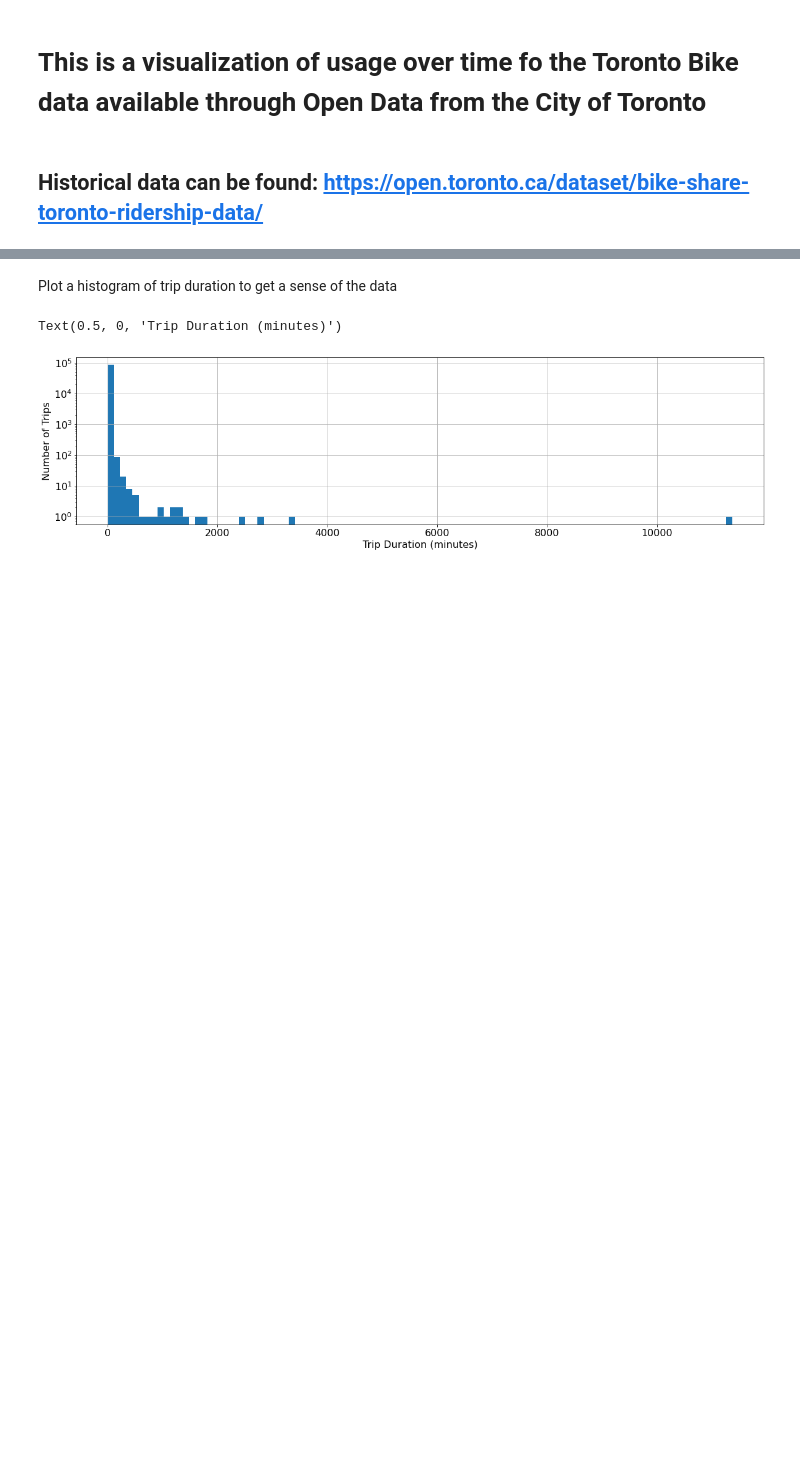
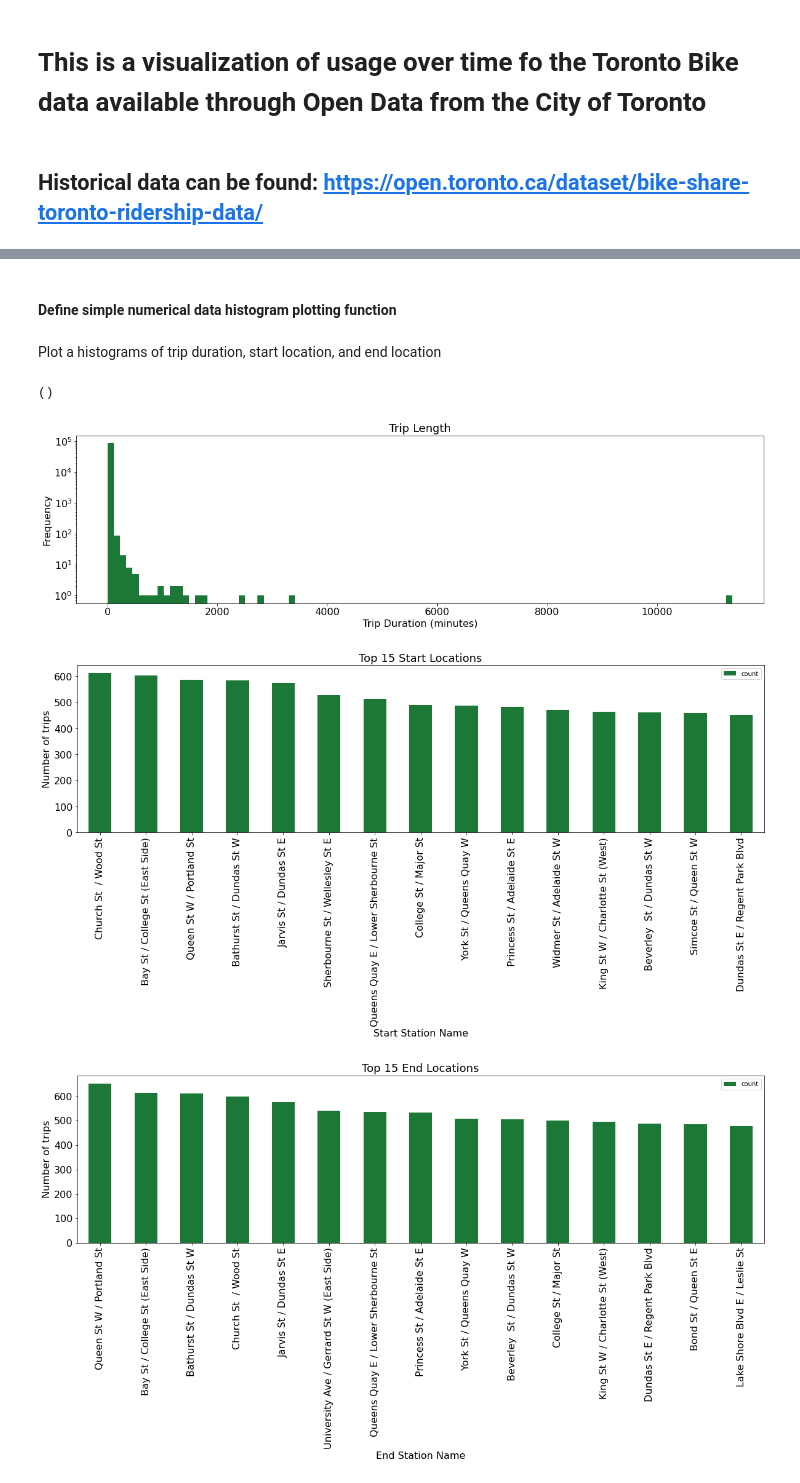
Before and after one commit to smcgibbo/TorontoBike, a Jupyter notebook: Temporal_Usage.ipynb, the cells around one changed output, grey strips where cells are left out. Cells and saved outputs as stored; diff of their text form; code cells hidden in the pictures; blank space fills up the shorter version.

Commit message:
Added histograms of start and end locations, cleaned up trip duration plot

```diff
--- a/Temporal_Usage.ipynb
+++ b/Temporal_Usage.ipynb
@@ -54,12 +44,31 @@ Bike share ridership 2021-12 CSV 19216744 543e93b0-4ba5-401d-baaf-61eb4249a5bf
-# %% [markdown]
-Plot a histogram of trip duration to get a sense of the data
-# %%
-
-#Plot duration histrogram (maybe someone stole a bike....)
-plt.yscale("log")
-d["Length"].hist(xlabelsize = 16, ylabelsize = 16, bins = 100, figsize = (20,5))
-plt.ylabel("Number of Trips", size = 16)
-plt.xlabel("Trip Duration (minutes)", size = 16)
-# %% [output]
-Text(0.5, 0, 'Trip Duration (minutes)')
-[figure, removed]
+# %% [markdown]
+#### Define simple numerical data histogram plotting function
+# %%
+def HistPlot(data, text_size, ylabel, xlabel, title, xrot, **kwargs):
+    fig, ax = plt.subplots()
+    ax.set_xlabel(xlabel, size = text_size)
+    ax.set_ylabel(ylabel, size = text_size)
+    ax.set_title(title, size = text_size+2)
+    data.plot(**kwargs, fontsize = text_size, ax = ax)
+    plt.xticks(rotation=xrot)
+    return()
+# %% [markdown]
+Plot a histograms of trip duration, start location, and end location
+# %%
+#Plot duration histrogram (maybe someone stole a bike....)
+HistPlot(d["Length"], 16, "Number of Trips", "Trip Duration (minutes)","Trip Length", 0, kind = "hist", bins = 100, color = "#1b7837", figsize = (20,5), logy = True)
+
+#Plot trip start location
+df = d.groupby(["Start Station Name"]).size().to_frame().sort_values([0], ascending = False).head(15).reset_index()
+df.columns = ["Start Station Name", 'count']
+HistPlot(df, 16, "Number of trips", "Start Location Name", "Top 15 Start Locations",90, kind = "bar", x="Start Station Name", y = "count", color = "#1b7837", figsize = (20,5))
+
+#Plot trip end location
+df = d.groupby(["End Station Name"]).size().to_frame().sort_values([0], ascending = False).head(15).reset_index()
+df.columns = ["End Station Name", 'count']
+HistPlot(df, 16, "Number of trips", "End Location Name","Top 15 End Locations", 90, kind = "bar", x="End Station Name", y = "count", color = "#1b7837", figsize = (20,5))#, xrot=4
+# %% [output]
+()
+[figure, added]
+[figure, added]
+[figure, added]
```
Also changed, not shown: parts of 1 cell of this notebook.
